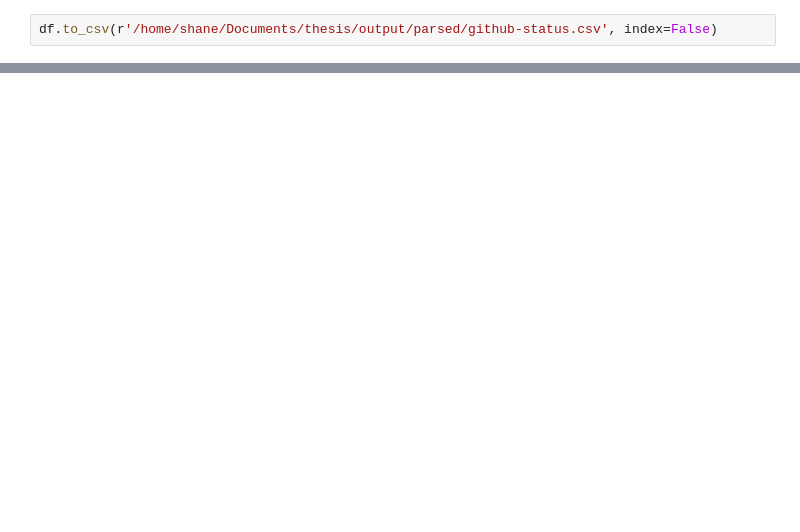
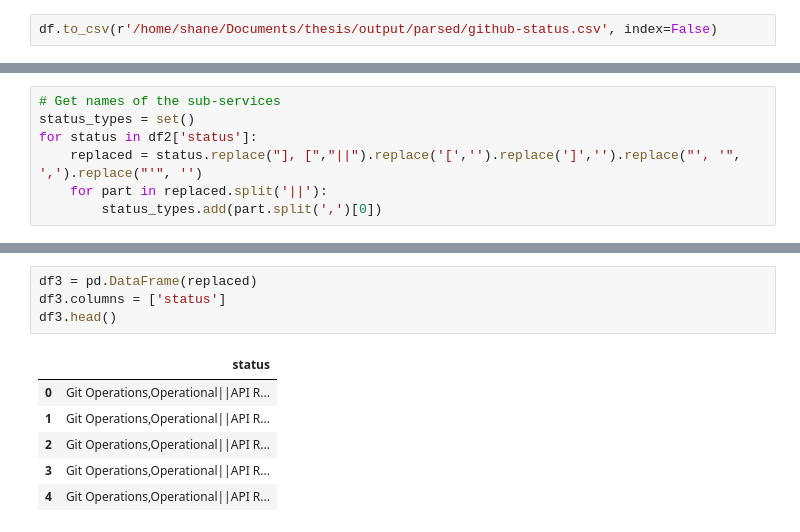
Before and after one commit to shanemin/thesis-msc-cloud-failures, a Jupyter notebook: scripts/parsers/github-status.ipynb, the cells around one changed output, grey strips where cells are left out. Cells and saved outputs as stored; diff of their text form; blank space fills up the shorter version.

```diff
--- a/scripts/parsers/github-status.ipynb
+++ b/scripts/parsers/github-status.ipynb
@@ -97,0 +114,7 @@ df.to_csv(r'/home/shane/Documents/thesis/output/parsed/github-status.csv', index
+# %%
+# Get names of the sub-services
+status_types = set()
+for status in df2['status']:
+    replaced = status.replace("], [","||").replace('[','').replace(']','').replace("', '", ',').replace("'", '')
+    for part in replaced.split('||'):
+        status_types.add(part.split(',')[0])
@@ -97,0 +132,11 @@ df.to_csv(r'/home/shane/Documents/thesis/output/parsed/github-status.csv', index
+# %%
+df3 = pd.DataFrame(replaced)
+df3.columns = ['status']
+df3.head()
+# %% [output]
+|  | status |
+| 0 | Git Operations,Operational||API R... |
+| 1 | Git Operations,Operational||API R... |
+| 2 | Git Operations,Operational||API R... |
+| 3 | Git Operations,Operational||API R... |
+| 4 | Git Operations,Operational||API R... |
```
Also changed, not shown: parts of 13 cells of this notebook, 2 other files.
